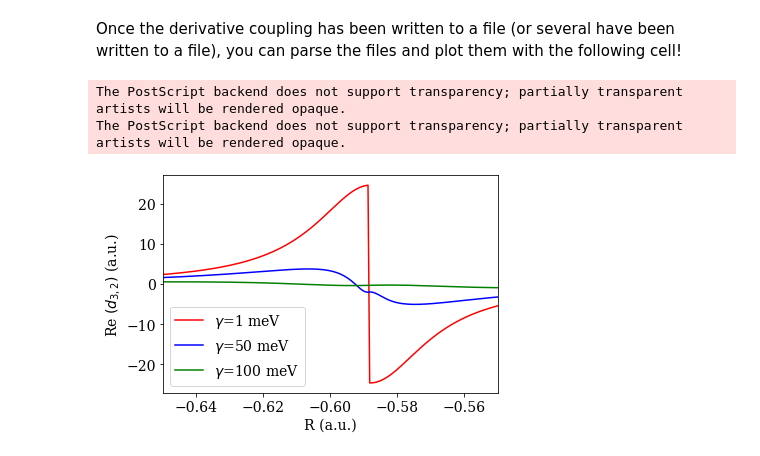
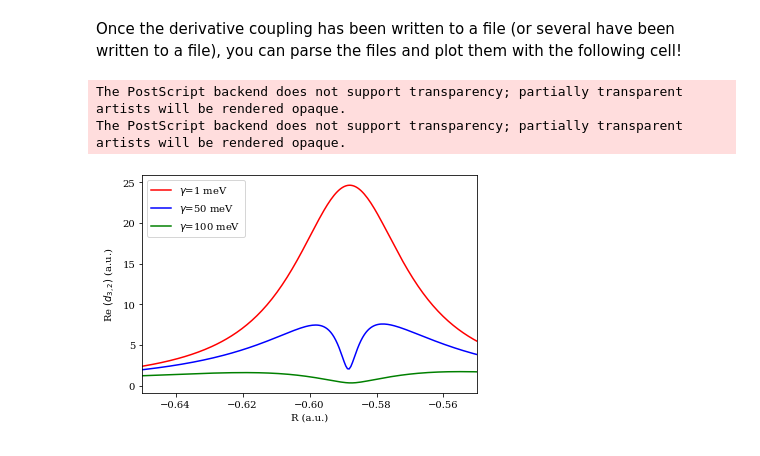
Before and after one commit to FoleyLab/PyCQED, a Jupyter notebook: Plot_Derivative_Coupling.ipynb, the cells around one changed output. Drawn from its saved outputs; the diff is of its cells as text; code cells hidden in the pictures.

```diff
--- a/Plot_Derivative_Coupling.ipynb
+++ b/Plot_Derivative_Coupling.ipynb
@@ -110,35 +119,35 @@ Once the derivative coupling has been written to a file (or several have been wr
 # %%
 #hf_0 = "Data/gam_0.0_hf.txt"
 hf_1 = "Data/gam_1.0_hf.txt"
 hf_10 = "Data/gam_50.0_hf.txt"
 hf_100 = "Data/gam_100.0_hf.txt"
 
 
 ### read text file
 dc_1 = np.loadtxt(hf_1,dtype=complex)
 dc_10 = np.loadtxt(hf_10,dtype=complex)
 dc_100 = np.loadtxt(hf_100,dtype=complex)
 #dc_100 = np.loadtxt(hf_100,dtype=complex)
 
 
 #plt.plot(dc_100[:,0], np.real(dc_100[:,2]), 'indigo', label='HF Force on 2')
 #plt.plot(dc_100[:,0], np.real(dc_100[:,5]), 'r--', label='Full Force on 2')
 #plt.plot(dc_10[:,0], np.real(dc_100[:,1]), 'Blue', label='Abs $\gamma$=100 meV')
 #plt.plot(dc_0[:,0], dc_10[:,3], 'green', label='$\gamma$=50 meV')
-plt.plot(dc_100[:,0], np.real(dc_1[:,3]), 'red', label='$\gamma$=1 meV')
-plt.plot(dc_100[:,0], np.real(dc_10[:,3]), 'blue', label='$\gamma$=50 meV')
-plt.plot(dc_100[:,0], np.real(dc_100[:,3]), 'green', label='$\gamma$=100 meV')
+plt.plot(dc_100[:,0], np.abs(dc_1[:,3]), 'red', label='$\gamma$=1 meV')
+plt.plot(dc_100[:,0], np.abs(dc_10[:,3]), 'blue', label='$\gamma$=50 meV')
+plt.plot(dc_100[:,0], np.abs(dc_100[:,3]), 'green', label='$\gamma$=100 meV')
 plt.legend()
 plt.xlim(-.65,-.55)
 #plt.ylim(-20.,20)
 plt.xlabel("R (a.u.)")
 plt.ylabel("Re $( d_{3,2} )$ (a.u.)")
-plt.savefig("DC_real.eps")
+plt.savefig("DC_abs.eps")
 plt.show()
 # %% [output]
 The PostScript backend does not support transparency; partially transparent artists will be rendered opaque.
 The PostScript backend does not support transparency; partially transparent artists will be rendered opaque.
-[figure, old version]
+[figure, new version]
 # %%
 
 
```
Also changed, not shown: parts of 2 cells of this notebook, 6 other files.
